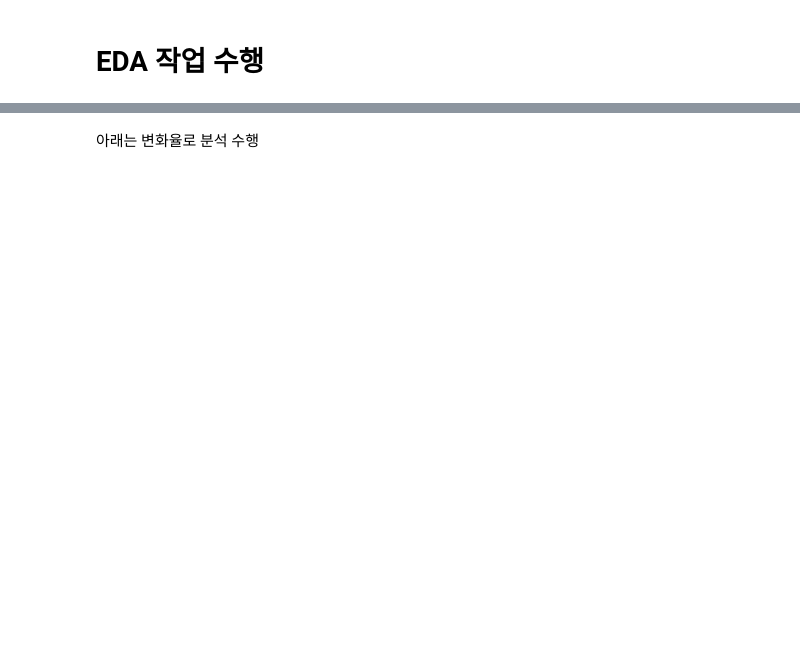
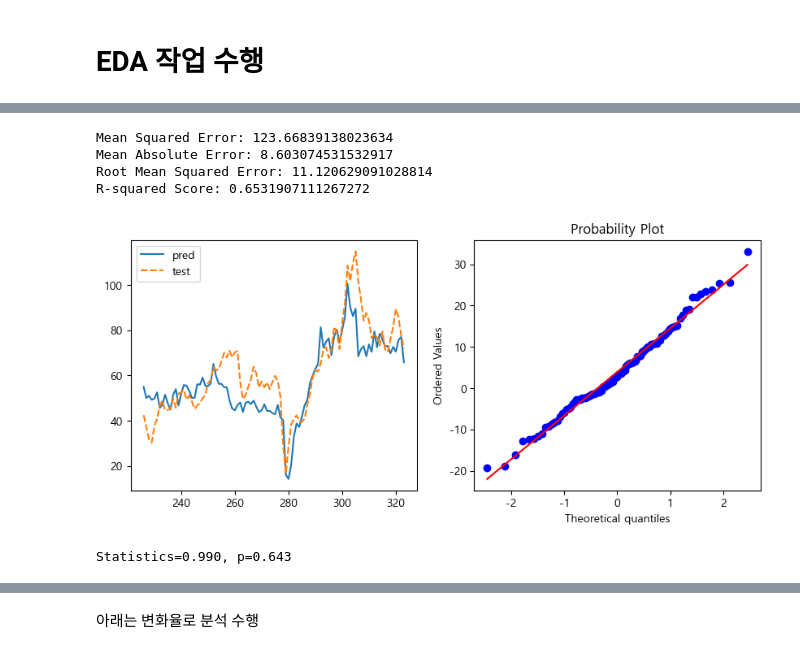
Before and after one commit to 1588mobalmobal/-, a Jupyter notebook: do_it_again.ipynb, the cells around one changed output, grey strips where cells are left out. Cells and saved outputs as stored; diff of their text form; code cells hidden in the pictures; blank space fills up the shorter version.

```diff
--- a/do_it_again.ipynb
+++ b/do_it_again.ipynb
@@ -76,18 +135,19 @@ df_month.columns
 #        'oecd_consumption', 'china_consumption', 'china_con_ratio', 'pro-con',
 #        'wti', 'wti_change']
 
-# filter = ['date', 'year', 'quarter', 'month', 'dol_idx', 'm2',
-#        'unemploy', 'interest', 'copper',
-#        'UMCSENT', 'us_spr', 'conflicts', 'opec_pro_ratio', 'world_consumption',
-#        'china_con_ratio', 'pro-con', 'wti', 'wti_change'
-#        ]
+# filter = ['date', 'year', 'quarter', 'month',  'dol_idx', 'm2',
+#        'unemploy', 'interest', 'copper', 'cpi_purch_power', 'dspi', 'iron_ore',
+#        'UMCSENT', 'us_spr', 'conflicts', 'world_production', 'opec_production',
+#        'non_opec_producion','world_consumption',
+#         'china_consumption', 'china_con_ratio',
+#        'wti', 'wti_change']
 
-filter = ['date', 'year', 'quarter', 'month', 'm2',
+filter = ['date', 'year', 'quarter', 'month',  'm2',
        'unemploy', 'interest', 'copper',
        'UMCSENT', 'conflicts',
-        'pro-con', 'wti', 'wti_change'
+        'pro-con',  'wti', 'wti_change',
        ]
-
+        # 'volatility',
 df_vif = df_month.dropna()[filter].iloc[:,4:-2] # 4번까지는 날짜 정보 / -2번: 유가 / -1번: 유가 오르고 내림 (0 or 1)
 
 variance_inflation_factor(df_vif.values, 0)
@@ -102,15 +171,21 @@ print(vif_data)
 # %%
+df_month = pd.read_excel('./new_data/new_test2.xlsx', sheet_name=1) # 월별 데이터
+df_month_2024 = pd.read_excel('./new_data/new_test2.xlsx', sheet_name=5) # 2024년 데이터(검증용)
+
+tt_rate = 0.3
+
 # 일반 선형 회귀 모델
 
-df_month = df_month.dropna()[filter]
-df_X = df_month.iloc[:,4:-2] # 날짜 및 wti 가격정보 제거
-df_y = df_month.iloc[:,-2] # wti 가격 가져오기
+df_m = df_month.dropna()[filter].iloc[:,:]
+# df_m['copper'] = df_m['copper'].apply(lambda x: np.log(x))
+df_X = df_m.iloc[:,4:-2] # 날짜 및 wti 가격정보 제거
+df_y = df_m.iloc[:,-2] # wti 가격 가져오기
 
 # df_month_2024 = df_month_2024.dropna()
 # df_X_validate = df_month_2024.iloc[:,4:-2] # 날짜 및 wti 가격정보 제거
 # df_y_validate = df_month_2024.iloc[:,-2]
 
-X_train, X_test, y_train, y_test = train_test_split(df_X, df_y, test_size=0.3, random_state=17, shuffle=False)
+X_train, X_test, y_train, y_test = train_test_split(df_X, df_y, test_size =tt_rate, random_state=17, shuffle=False)
 
 scaler = StandardScaler()
 X_train_scaled = scaler.fit_transform(X_train)
@@ -118,33 +193,40 @@ X_test_scaled = scaler.transform(X_test)
 
 lm = LinearRegression()
 lm.fit(X_train_scaled, y_train)
 pred = lm.predict(X_test_scaled)
 
 # 성능 평가 지표 계산
 mse = mean_squared_error(y_test, pred)
 mae = mean_absolute_error(y_test, pred)
 rmse = np.sqrt(mse)
 r2 = r2_score(y_test, pred)
 
 # 결과 출력
 print(f"Mean Squared Error: {mse}")
 print(f"Mean Absolute Error: {mae}")
 print(f"Root Mean Squared Error: {rmse}")
 print(f"R-squared Score: {r2}")
 
 
 df_plot = pd.DataFrame(pred, columns=['pred'])
 df_plot['test'] = y_test.reset_index(drop=True)
 df_plot.index = y_test.index
 residuals = y_test - pred
 fig, (ax1, ax2) = plt.subplots(1, 2, figsize=(10, 4))
 sns.lineplot(df_plot, ax=ax1)
 stats.probplot(residuals, plot=ax2, )
 plt.show()
 
 stat, p = shapiro(residuals)
 print('Statistics=%.3f, p=%.3f' % (stat, p))
 # p-value가 0.05보다 크면 정규성을 따른다고 해석할 수 있습니다.
+# %% [output]
+Mean Squared Error: 123.66839138023634
+Mean Absolute Error: 8.603074531532917
+Root Mean Squared Error: 11.120629091028814
+R-squared Score: 0.6531907111267272
+[figure, added]
+Statistics=0.990, p=0.643
 # %%
 # LASSO 모델
 
```
Also changed, not shown: parts of 31 cells of this notebook, 3 other files.
